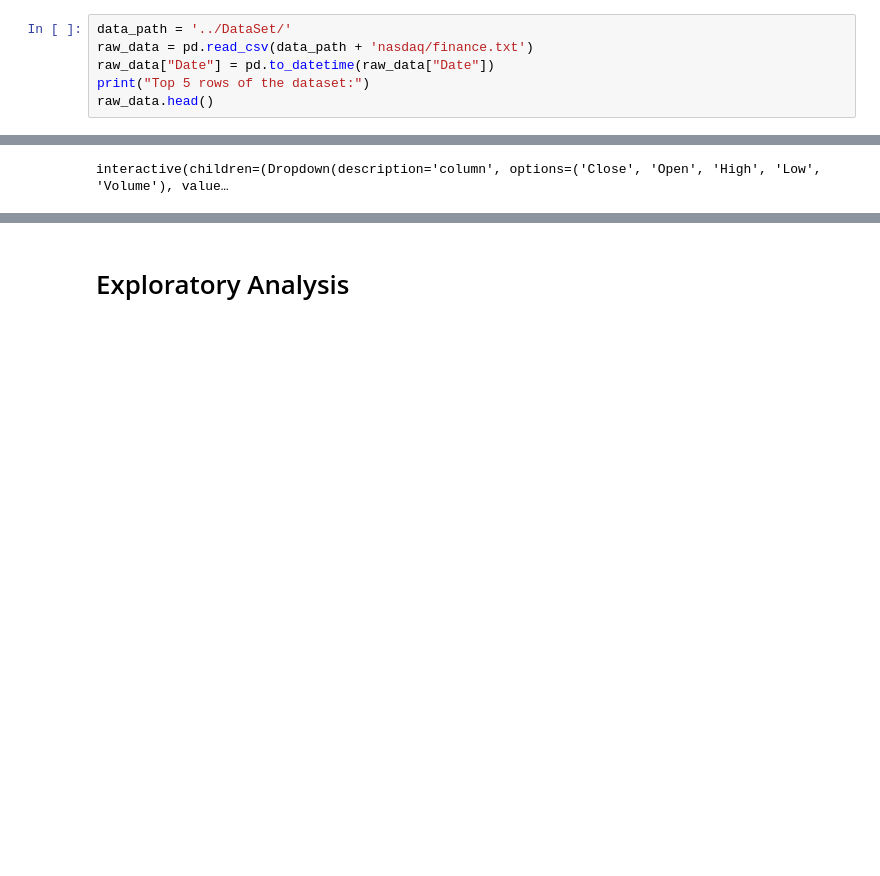
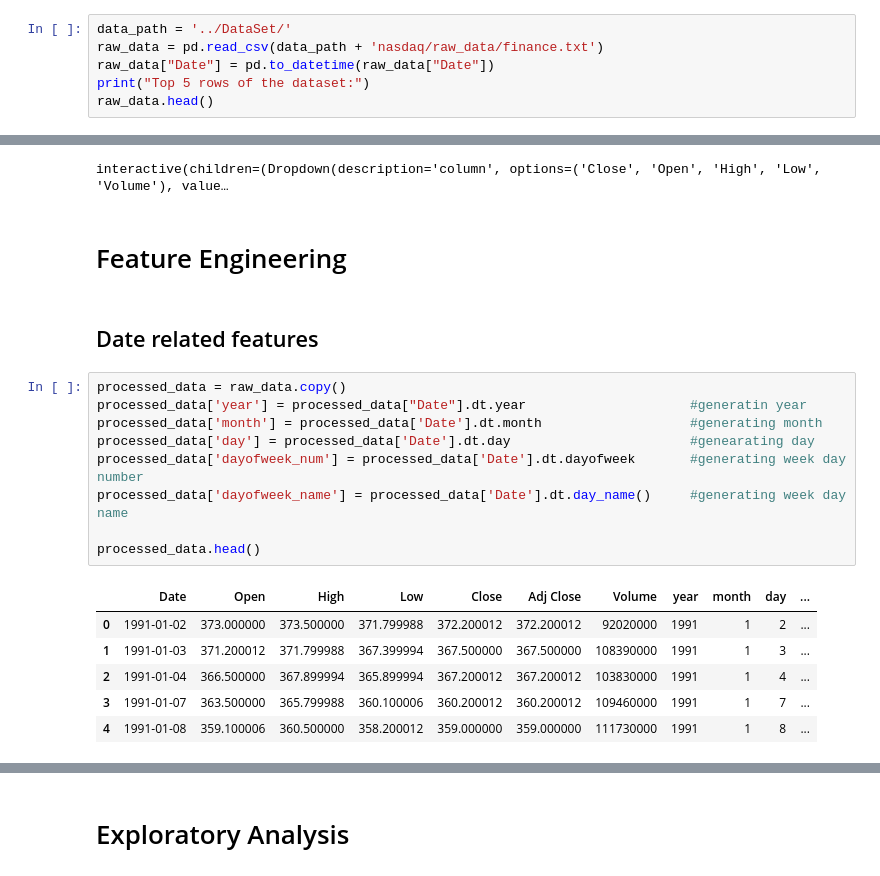
Before and after one commit to navanith007/Stock-Market-Prediction, a Jupyter notebook: Notebooks/Analysis.ipynb, the cells around one changed output, grey strips where cells are left out. Saved outputs shown, nothing was run; the diff lists cells and outputs as text; blank space fills up the shorter version.

Commit message:
adding feature engineering and also exploratory analysis on processed data

```diff
--- a/Notebooks/Analysis.ipynb
+++ b/Notebooks/Analysis.ipynb
@@ -95,7 +96,7 @@ from ipywidgets import interact, interact_manual
 # 2. Understanding the dataset
 # %%
 data_path = '../DataSet/'
-raw_data = pd.read_csv(data_path + 'nasdaq/finance.txt')
+raw_data = pd.read_csv(data_path + 'nasdaq/raw_data/finance.txt')
 raw_data["Date"] = pd.to_datetime(raw_data["Date"])
 print("Top 5 rows of the dataset:")
 raw_data.head()
@@ -142,3 +143,23 @@ def describe_each_column(column = ["Close", "Open", "High", "Low", "Volume"],
 # %% [output]
 Descriptive statistics of each column:
 interactive(children=(Dropdown(description='column', options=('Close', 'Open', 'High', 'Low', 'Volume'), value…
+# %% [markdown]
+# Feature Engineering
+# %% [markdown]
+## Date related features
+# %%
+processed_data = raw_data.copy()
+processed_data['year'] = processed_data["Date"].dt.year                     #generatin year
+processed_data['month'] = processed_data['Date'].dt.month                   #generating month
+processed_data['day'] = processed_data['Date'].dt.day                       #genearating day
+processed_data['dayofweek_num'] = processed_data['Date'].dt.dayofweek       #generating week day number
+processed_data['dayofweek_name'] = processed_data['Date'].dt.day_name()     #generating week day name
+
+processed_data.head()
+# %% [output]
+|  | Date | Open | High | Low | Close | Adj Close | Volume | year | month | day | ... |
+| 0 | 1991-01-02 | 373.000000 | 373.500000 | 371.799988 | 372.200012 | 372.200012 | 92020000 | 1991 | 1 | 2 | ... |
+| 1 | 1991-01-03 | 371.200012 | 371.799988 | 367.399994 | 367.500000 | 367.500000 | 108390000 | 1991 | 1 | 3 | ... |
+| 2 | 1991-01-04 | 366.500000 | 367.899994 | 365.899994 | 367.200012 | 367.200012 | 103830000 | 1991 | 1 | 4 | ... |
+| 3 | 1991-01-07 | 363.500000 | 365.799988 | 360.100006 | 360.200012 | 360.200012 | 109460000 | 1991 | 1 | 7 | ... |
+| 4 | 1991-01-08 | 359.100006 | 360.500000 | 358.200012 | 359.000000 | 359.000000 | 111730000 | 1991 | 1 | 8 | ... |
```
Also changed, not shown: parts of 17 cells of this notebook, 3 other files.
